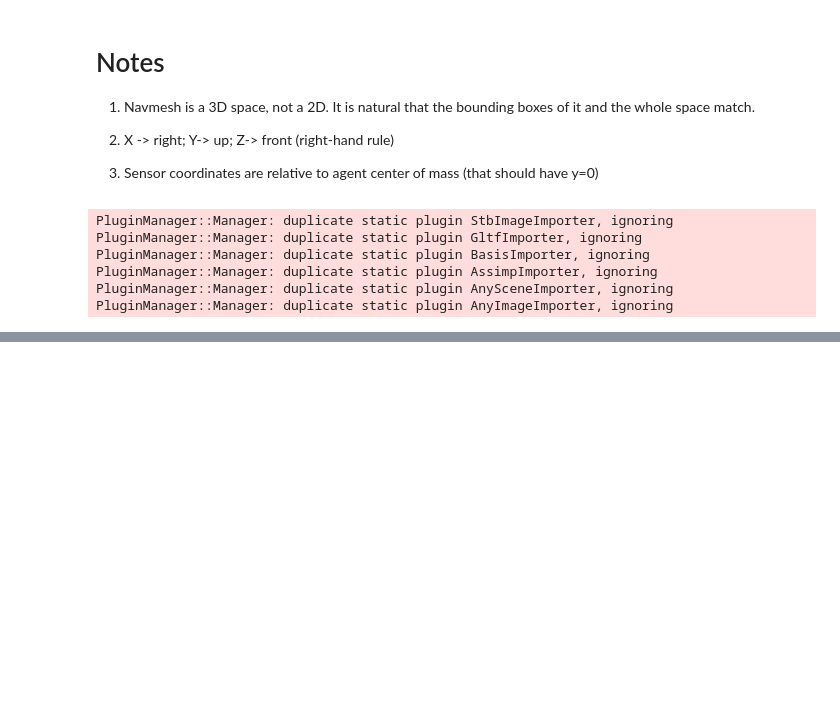
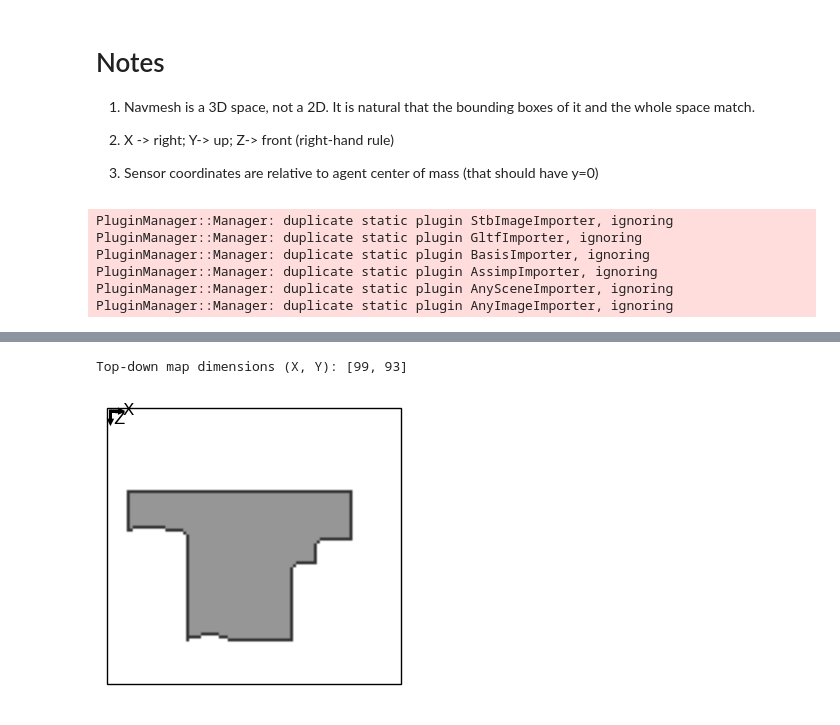
Before and after one commit to joaocb2002/ObjectNav-Msc, a Jupyter notebook: main.ipynb, the cells around one changed output, grey strips where cells are left out. Cells and saved outputs as stored; diff of their text form; code cells hidden in the pictures; blank space fills up the shorter version.

```diff
--- a/main.ipynb
+++ b/main.ipynb
@@ -189,3 +171,67 @@ plt.show()
+# %%
+# Generate the top-down map at a specific height (0 by default), with given resolution
+topdown_map = maps.get_topdown_map(
+    sim.pathfinder,
+    height=0,                 # height in meters to slice the map
+    meters_per_pixel=0.05,     # resolution: lower = higher resolution
+    draw_border=True
+)
+
+# Color the top-down map
+topdown_map = maps.colorize_topdown_map(topdown_map)
+
+# Print the top-down map dimensions (X (width), Y (height))
+# Note: (0, 0) is the top-left corner of the map
+print("Top-down map dimensions (X, Y): [{}, {}]".format(topdown_map.shape[1], topdown_map.shape[0]))
+
+# Display the top-down map with a border
+plt.figure(figsize=(4, 4))
+plt.imshow(topdown_map)
+plt.axis('off')
+
+# Add a border around the map
+map_height, map_width = topdown_map.shape[:2]  # Get the dimensions of the map
+border = plt.Rectangle(
+    (0, 0),  # Top-left corner of the rectangle
+    map_width,  # Width of the rectangle
+    map_height,  # Height of the rectangle
+    linewidth=1,  # Thickness of the border
+    edgecolor='black',  # Color of the border
+    facecolor='none'  # Transparent fill
+)
+plt.gca().add_patch(border)  # Add the rectangle to the current axes
+
+# Add arrows for the coordinate system
+arrow_length = 3  # Length of the arrows in pixels
+origin = (1, 1)  # Starting point of the arrows (x, y)
+
+# X-axis arrow (rightward)
+plt.arrow(
+    origin[0], origin[1],  # Starting point
+    arrow_length, 0,       # Change in x and y
+    color='black',         # Color of the arrow
+    head_width=1,          # Width of the arrowhead
+    head_length=1,         # Length of the arrowhead
+    linewidth=2
+)
+plt.text(origin[0] + arrow_length + 1, origin[1] + 1, "X", color="black", fontsize=12)
+
+# Z-axis arrow (downward)
+plt.arrow(
+    origin[0], origin[1],  # Starting point
+    0, arrow_length,       # Change in x and y
+    color='black',         # Color of the arrow
+    head_width=1,          # Width of the arrowhead
+    head_length=1,         # Length of the arrowhead
+    linewidth=2
+)
+plt.text(origin[0] + 1, origin[1] + arrow_length + 1, "Z", color="black", fontsize=12)
+
+# Show the plot
+plt.show()
+# %% [output]
+Top-down map dimensions (X, Y): [99, 93]
+[figure, added]
 # %%
 # Print the root node's position and rotation
 scene_graph = sim.get_active_scene_graph()
```
Also changed, not shown: parts of 13 cells of this notebook, 1 other file.
